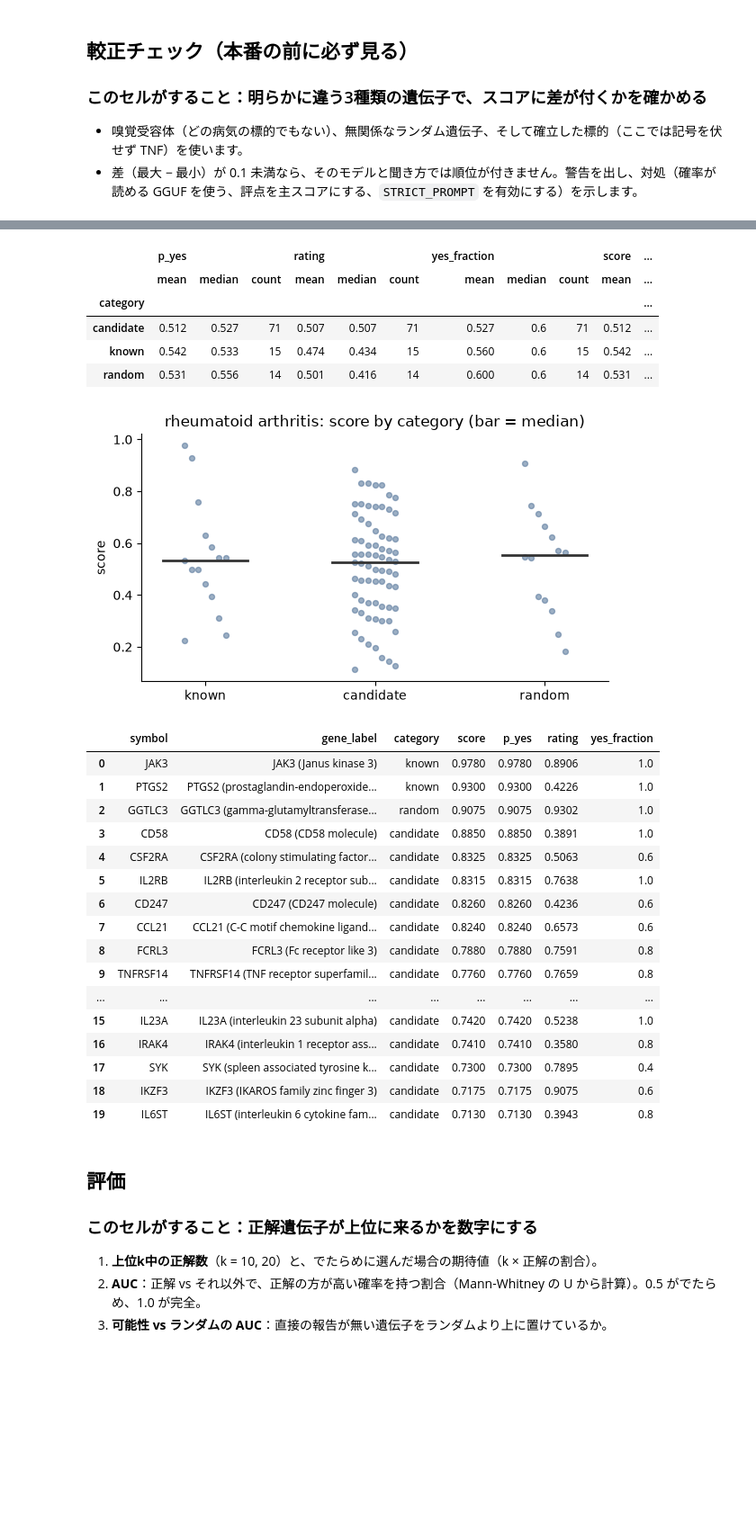
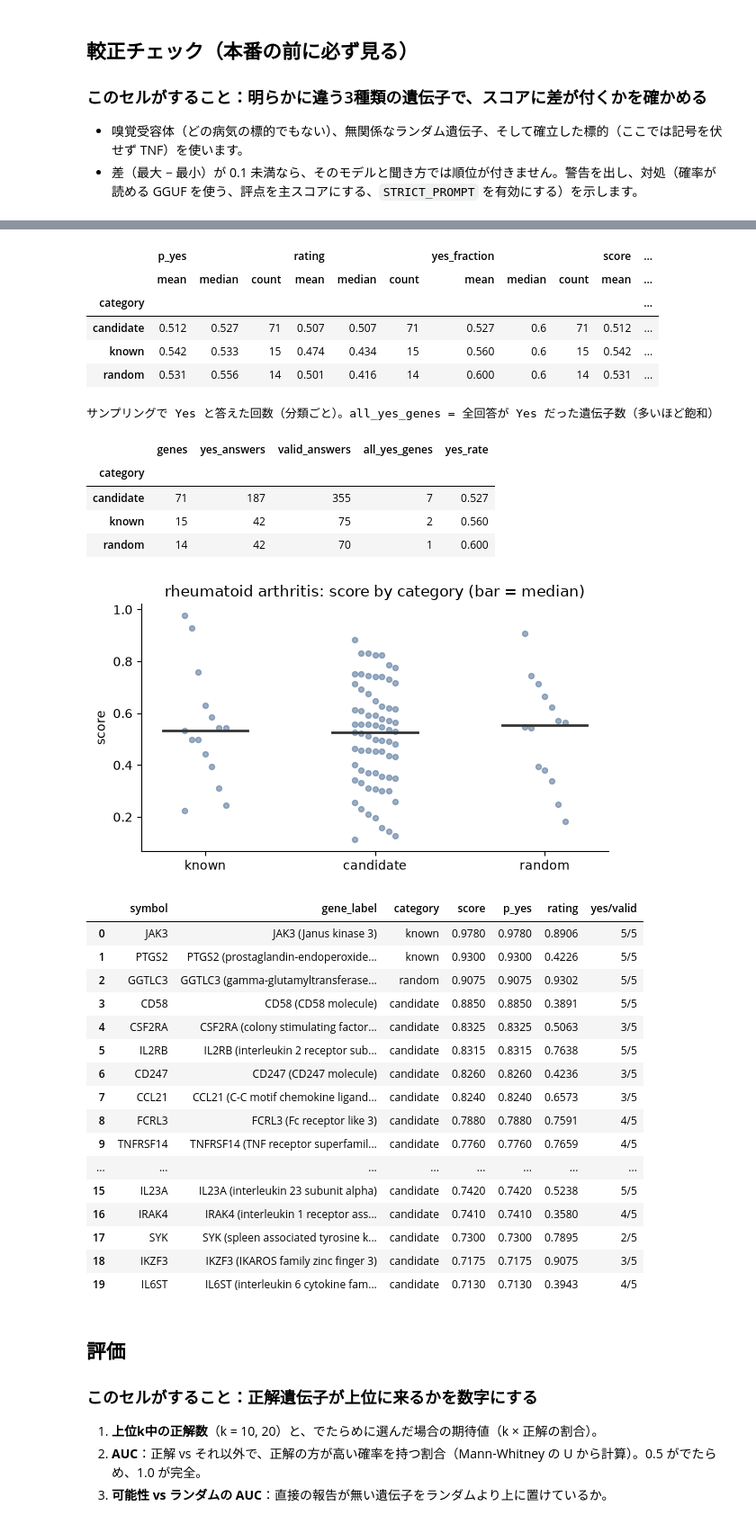
Before and after one commit to pepsea/gene_disease_prediction02, a Jupyter notebook: notebooks/02_target_validity_yes_no.ipynb, the cells around one changed output, grey strips where cells are left out. Shown at 90% size. Saved outputs shown, nothing was run; the diff lists cells and outputs as text; code cells hidden in the pictures; blank space fills up the shorter version.

```diff
--- a/notebooks/02_target_validity_yes_no.ipynb
+++ b/notebooks/02_target_validity_yes_no.ipynb
@@ -602,50 +603,63 @@ elapsed 0s | score column: p_yes | missing options: 0 | wrote /home/user/gene_di
 # %%
 res = pd.read_csv(OUT_CSV)
 res = res[res["disease"] == DISEASE].drop_duplicates("symbol", keep="last")
 score_col = "score_adj" if ("score_adj" in res.columns and res["score_adj"].notna().any()) else "score"
 res = res.sort_values(score_col, ascending=False).reset_index(drop=True)
 print("順位に使う列:", score_col, "| 元の列:", res["score_col"].iloc[0] if "score_col" in res.columns else "?")
 if USE_LLM is False: print("警告: モックの数値です。")
 display(res.groupby("category")[[c for c in ("p_yes", "rating", "yes_fraction", "score", "score_adj") if c in res.columns and res[c].notna().any()]].agg(["mean", "median", "count"]).round(3))
+if "n_yes" in res.columns and res["n_yes"].notna().any():
+    res["yes/valid"] = res["n_yes"].astype("Int64").astype(str) + "/" + res["n_valid"].astype("Int64").astype(str)
+    ycount = res.groupby("category").agg(genes=("symbol", "count"), yes_answers=("n_yes", "sum"), valid_answers=("n_valid", "sum"),
+                                         all_yes_genes=("n_yes", lambda x: int((x == res.loc[x.index, "n_valid"]).sum())))
+    ycount["yes_rate"] = (ycount["yes_answers"] / ycount["valid_answers"]).round(3)
+    print("サンプリングで Yes と答えた回数（分類ごと）。all_yes_genes = 全回答が Yes だった遺伝子数（多いほど飽和）")
+    display(ycount)
 
 fig, ax = plt.subplots(figsize=(6, 3.5))
 cats = [c for c in ("known", "candidate", "random") if c in set(res["category"])]
 for k, cat in enumerate(cats):
     v = res.loc[res["category"] == cat, score_col].dropna()
     ax.scatter([k + (random.Random(cat).random() - 0.5) * 0.3 for _ in v] if False else [k] * len(v) + (pd.Series(range(len(v))) % 7 - 3) * 0.04, v, s=18, color="#5b7a9d", alpha=0.6)
     ax.plot([k - 0.25, k + 0.25], [v.median()] * 2, color="#333", linewidth=2)
 ax.set_xticks(range(len(cats))); ax.set_xticklabels(cats); ax.set_ylabel(score_col)
 ax.set_title(f"{DISEASE}: {score_col} by category (bar = median)")
 for s in ("top", "right"): ax.spines[s].set_visible(False)
 plt.tight_layout(); plt.show()
-res[["symbol", "gene_label", "category", score_col] + [c for c in ("p_yes", "rating", "yes_fraction") if c in res.columns and res[c].notna().any()]].head(20)
+res[["symbol", "gene_label", "category", score_col] + [c for c in ("p_yes", "rating", "yes/valid") if c in res.columns and res[c].notna().any()]].head(20)
 # %% [output]
 順位に使う列: score | 元の列: p_yes
 警告: モックの数値です。
 |  | p_yes |  |  | rating |  |  | yes_fraction |  |  | score | ... |
 |  | mean | median | count | mean | median | count | mean | median | count | mean | ... |
 | category |  |  |  |  |  |  |  |  |  |  | ... |
 | candidate | 0.512 | 0.527 | 71 | 0.507 | 0.507 | 71 | 0.527 | 0.6 | 71 | 0.512 | ... |
 | known | 0.542 | 0.533 | 15 | 0.474 | 0.434 | 15 | 0.560 | 0.6 | 15 | 0.542 | ... |
 | random | 0.531 | 0.556 | 14 | 0.501 | 0.416 | 14 | 0.600 | 0.6 | 14 | 0.531 | ... |
+サンプリングで Yes と答えた回数（分類ごと）。all_yes_genes = 全回答が Yes だった遺伝子数（多いほど飽和）
+|  | genes | yes_answers | valid_answers | all_yes_genes | yes_rate |
+| category |  |  |  |  |  |
+| candidate | 71 | 187 | 355 | 7 | 0.527 |
+| known | 15 | 42 | 75 | 2 | 0.560 |
+| random | 14 | 42 | 70 | 1 | 0.600 |
 [figure]
-|  | symbol | gene_label | category | score | p_yes | rating | yes_fraction |
-| 0 | JAK3 | JAK3 (Janus kinase 3) | known | 0.9780 | 0.9780 | 0.8906 | 1.0 |
-| 1 | PTGS2 | PTGS2 (prostaglandin-endoperoxide... | known | 0.9300 | 0.9300 | 0.4226 | 1.0 |
-| 2 | GGTLC3 | GGTLC3 (gamma-glutamyltransferase... | random | 0.9075 | 0.9075 | 0.9302 | 1.0 |
-| 3 | CD58 | CD58 (CD58 molecule) | candidate | 0.8850 | 0.8850 | 0.3891 | 1.0 |
-| 4 | CSF2RA | CSF2RA (colony stimulating factor... | candidate | 0.8325 | 0.8325 | 0.5063 | 0.6 |
-| 5 | IL2RB | IL2RB (interleukin 2 receptor sub... | candidate | 0.8315 | 0.8315 | 0.7638 | 1.0 |
-| 6 | CD247 | CD247 (CD247 molecule) | candidate | 0.8260 | 0.8260 | 0.4236 | 0.6 |
-| 7 | CCL21 | CCL21 (C-C motif chemokine ligand... | candidate | 0.8240 | 0.8240 | 0.6573 | 0.6 |
-| 8 | FCRL3 | FCRL3 (Fc receptor like 3) | candidate | 0.7880 | 0.7880 | 0.7591 | 0.8 |
-| 9 | TNFRSF14 | TNFRSF14 (TNF receptor superfamil... | candidate | 0.7760 | 0.7760 | 0.7659 | 0.8 |
-| ... | ... | ... | ... | ... | ... | ... | ... |
-| 15 | IL23A | IL23A (interleukin 23 subunit alpha) | candidate | 0.7420 | 0.7420 | 0.5238 | 1.0 |
-| 16 | IRAK4 | IRAK4 (interleukin 1 receptor ass... | candidate | 0.7410 | 0.7410 | 0.3580 | 0.8 |
-| 17 | SYK | SYK (spleen associated tyrosine k... | candidate | 0.7300 | 0.7300 | 0.7895 | 0.4 |
-| 18 | IKZF3 | IKZF3 (IKAROS family zinc finger 3) | candidate | 0.7175 | 0.7175 | 0.9075 | 0.6 |
-| 19 | IL6ST | IL6ST (interleukin 6 cytokine fam... | candidate | 0.7130 | 0.7130 | 0.3943 | 0.8 |
+|  | symbol | gene_label | category | score | p_yes | rating | yes/valid |
+| 0 | JAK3 | JAK3 (Janus kinase 3) | known | 0.9780 | 0.9780 | 0.8906 | 5/5 |
+| 1 | PTGS2 | PTGS2 (prostaglandin-endoperoxide... | known | 0.9300 | 0.9300 | 0.4226 | 5/5 |
+| 2 | GGTLC3 | GGTLC3 (gamma-glutamyltransferase... | random | 0.9075 | 0.9075 | 0.9302 | 5/5 |
+| 3 | CD58 | CD58 (CD58 molecule) | candidate | 0.8850 | 0.8850 | 0.3891 | 5/5 |
+| 4 | CSF2RA | CSF2RA (colony stimulating factor... | candidate | 0.8325 | 0.8325 | 0.5063 | 3/5 |
+| 5 | IL2RB | IL2RB (interleukin 2 receptor sub... | candidate | 0.8315 | 0.8315 | 0.7638 | 5/5 |
+| 6 | CD247 | CD247 (CD247 molecule) | candidate | 0.8260 | 0.8260 | 0.4236 | 3/5 |
+| 7 | CCL21 | CCL21 (C-C motif chemokine ligand... | candidate | 0.8240 | 0.8240 | 0.6573 | 3/5 |
+| 8 | FCRL3 | FCRL3 (Fc receptor like 3) | candidate | 0.7880 | 0.7880 | 0.7591 | 4/5 |
+| 9 | TNFRSF14 | TNFRSF14 (TNF receptor superfamil... | candidate | 0.7760 | 0.7760 | 0.7659 | 4/5 |
+| ... | ... | ... | ... | ... | ... | ... | ... |
+| 15 | IL23A | IL23A (interleukin 23 subunit alpha) | candidate | 0.7420 | 0.7420 | 0.5238 | 5/5 |
+| 16 | IRAK4 | IRAK4 (interleukin 1 receptor ass... | candidate | 0.7410 | 0.7410 | 0.3580 | 4/5 |
+| 17 | SYK | SYK (spleen associated tyrosine k... | candidate | 0.7300 | 0.7300 | 0.7895 | 2/5 |
+| 18 | IKZF3 | IKZF3 (IKAROS family zinc finger 3) | candidate | 0.7175 | 0.7175 | 0.9075 | 3/5 |
+| 19 | IL6ST | IL6ST (interleukin 6 cytokine fam... | candidate | 0.7130 | 0.7130 | 0.3943 | 4/5 |
 # %% [markdown]
 ## 評価
 
```
Also changed, not shown: parts of 6 cells of this notebook.
